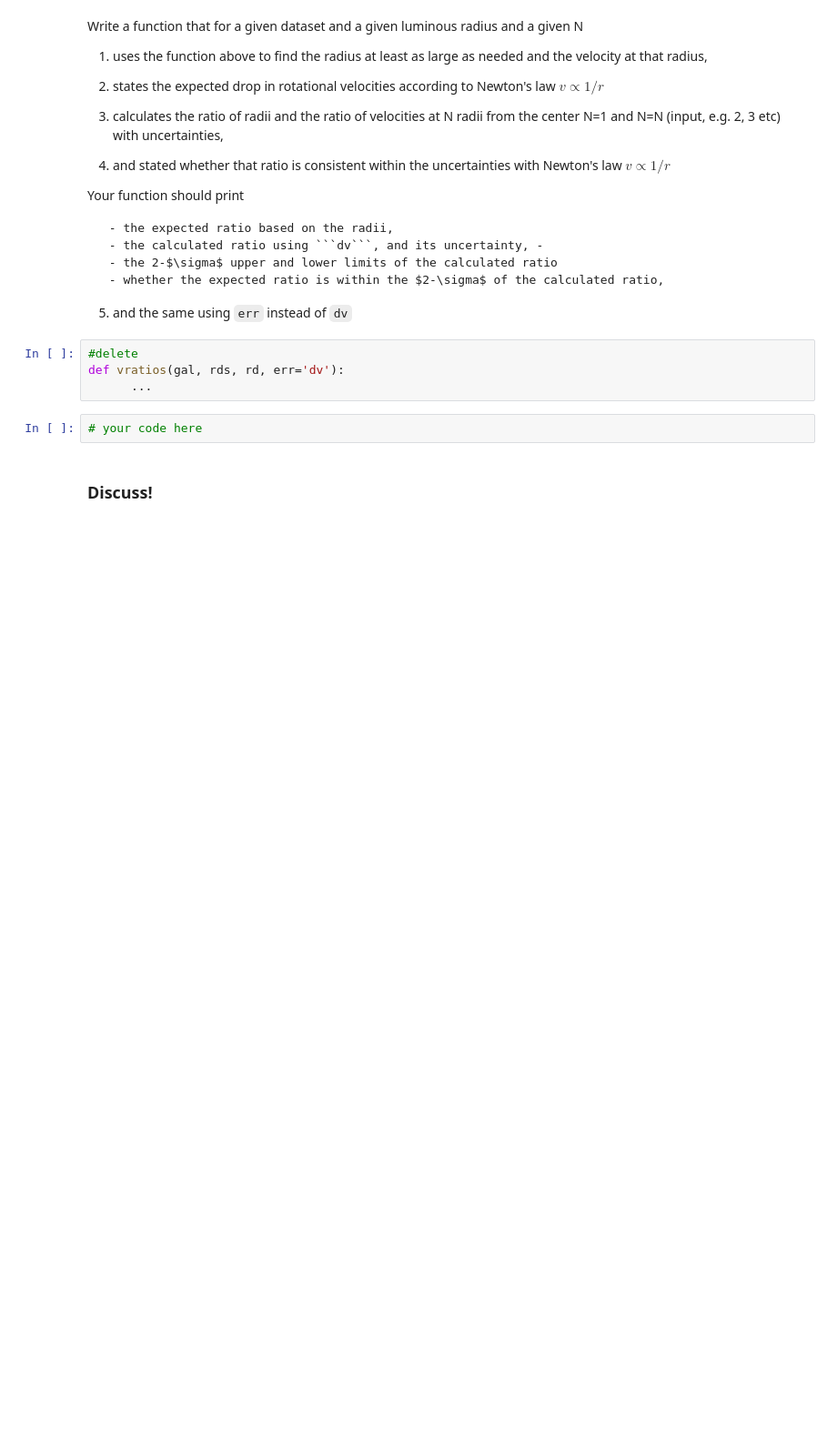
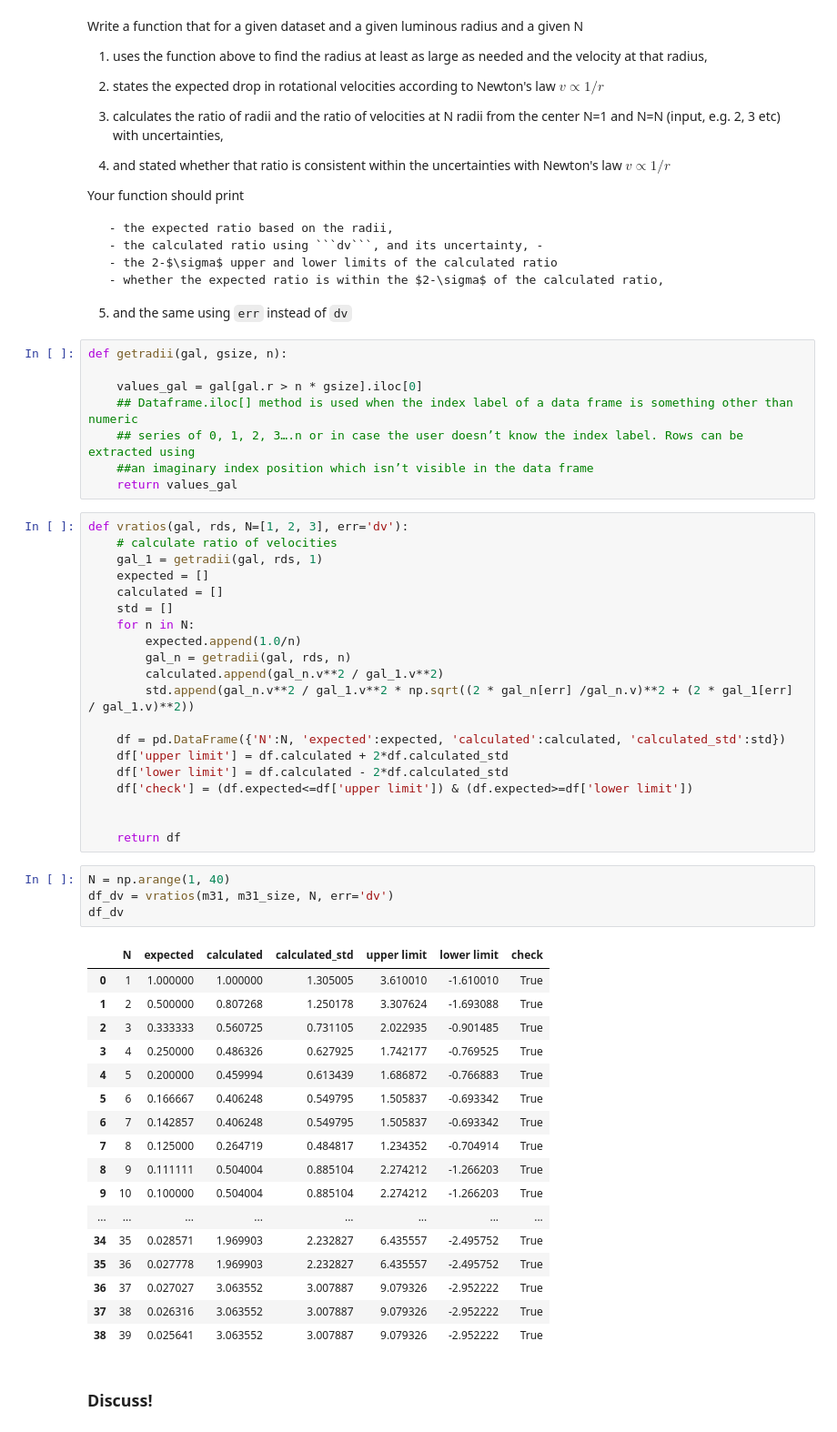
Before and after one commit to narayan-paudel/DSPS_EPAUDEL, a Jupyter notebook: HW4_ePaudel/GalrotCurve.ipynb, the cells around one changed output. Shown at 91% size. Cells and saved outputs as stored; diff of their text form; blank space fills up the shorter version.

````diff
--- a/HW4_ePaudel/GalrotCurve.ipynb
+++ b/HW4_ePaudel/GalrotCurve.ipynb
@@ -191,12 +244,56 @@ Your function should print
      - the 2-$\sigma$ upper and lower limits of the calculated ratio
      - whether the expected ratio is within the $2-\sigma$ of the calculated ratio,
   5) and the same using ```err```  instead of ```dv```
-# %%
-#delete
-def vratios(gal, rds, rd, err='dv'):
-      ...
-# %%
-# your code here
+# %%
+def getradii(gal, gsize, n):
+
+    values_gal = gal[gal.r > n * gsize].iloc[0]
+    ## Dataframe.iloc[] method is used when the index label of a data frame is something other than numeric
+    ## series of 0, 1, 2, 3….n or in case the user doesn’t know the index label. Rows can be extracted using
+    ##an imaginary index position which isn’t visible in the data frame
+    return values_gal
+# %%
+def vratios(gal, rds, N=[1, 2, 3], err='dv'):
+    # calculate ratio of velocities
+    gal_1 = getradii(gal, rds, 1)
+    expected = []
+    calculated = []
+    std = []
+    for n in N:
+        expected.append(1.0/n)
+        gal_n = getradii(gal, rds, n)
+        calculated.append(gal_n.v**2 / gal_1.v**2)
+        std.append(gal_n.v**2 / gal_1.v**2 * np.sqrt((2 * gal_n[err] /gal_n.v)**2 + (2 * gal_1[err] / gal_1.v)**2))
+
+    df = pd.DataFrame({'N':N, 'expected':expected, 'calculated':calculated, 'calculated_std':std})
+    df['upper limit'] = df.calculated + 2*df.calculated_std
+    df['lower limit'] = df.calculated - 2*df.calculated_std
+    df['check'] = (df.expected<=df['upper limit']) & (df.expected>=df['lower limit'])
+
+
+    return df
+# %%
+N = np.arange(1, 40)
+df_dv = vratios(m31, m31_size, N, err='dv')
+df_dv
+# %% [output]
+|  | N | expected | calculated | calculated_std | upper limit | lower limit | check |
+| 0 | 1 | 1.000000 | 1.000000 | 1.305005 | 3.610010 | -1.610010 | True |
+| 1 | 2 | 0.500000 | 0.807268 | 1.250178 | 3.307624 | -1.693088 | True |
+| 2 | 3 | 0.333333 | 0.560725 | 0.731105 | 2.022935 | -0.901485 | True |
+| 3 | 4 | 0.250000 | 0.486326 | 0.627925 | 1.742177 | -0.769525 | True |
+| 4 | 5 | 0.200000 | 0.459994 | 0.613439 | 1.686872 | -0.766883 | True |
+| 5 | 6 | 0.166667 | 0.406248 | 0.549795 | 1.505837 | -0.693342 | True |
+| 6 | 7 | 0.142857 | 0.406248 | 0.549795 | 1.505837 | -0.693342 | True |
+| 7 | 8 | 0.125000 | 0.264719 | 0.484817 | 1.234352 | -0.704914 | True |
+| 8 | 9 | 0.111111 | 0.504004 | 0.885104 | 2.274212 | -1.266203 | True |
+| 9 | 10 | 0.100000 | 0.504004 | 0.885104 | 2.274212 | -1.266203 | True |
+| ... | ... | ... | ... | ... | ... | ... | ... |
+| 34 | 35 | 0.028571 | 1.969903 | 2.232827 | 6.435557 | -2.495752 | True |
+| 35 | 36 | 0.027778 | 1.969903 | 2.232827 | 6.435557 | -2.495752 | True |
+| 36 | 37 | 0.027027 | 3.063552 | 3.007887 | 9.079326 | -2.952222 | True |
+| 37 | 38 | 0.026316 | 3.063552 | 3.007887 | 9.079326 | -2.952222 | True |
+| 38 | 39 | 0.025641 | 3.063552 | 3.007887 | 9.079326 | -2.952222 | True |
 # %% [markdown]
 ### Discuss!
 # %% [markdown]
````
Also changed, not shown: parts of 24 cells of this notebook, 1 other file.
